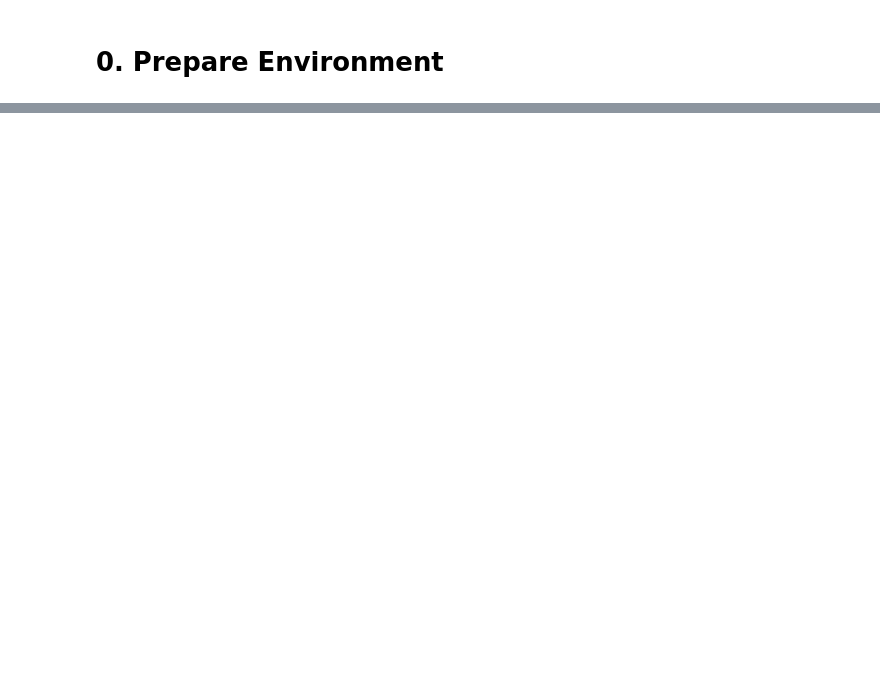
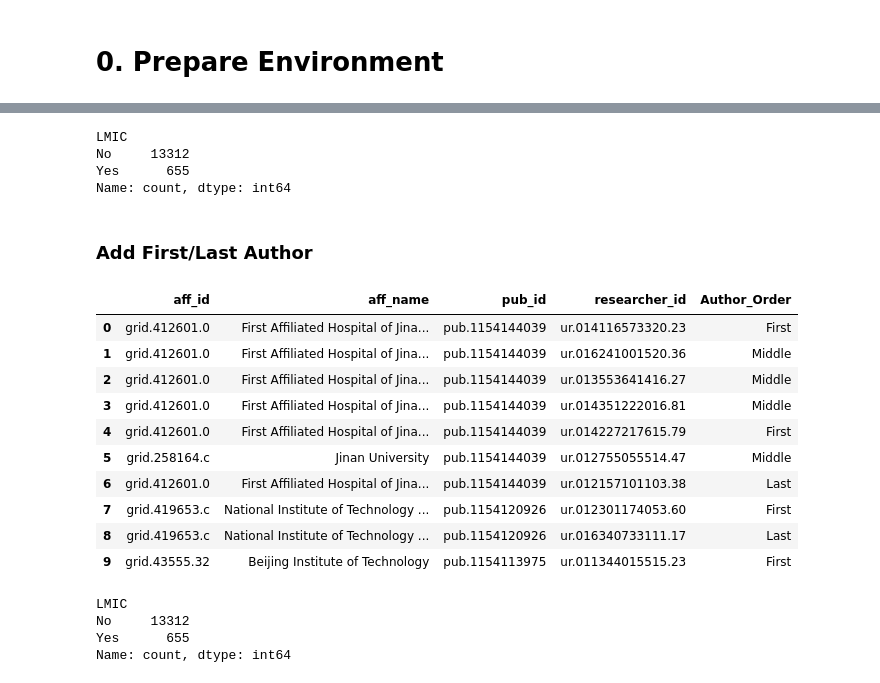
Before and after one commit to anpetushkov/OpenVsPrivateDatasets, a Jupyter notebook: OpenVsPrivateDataMaster.ipynb, the cells around one changed output, grey strips where cells are left out. Saved outputs shown, nothing was run; the diff lists cells and outputs as text; code cells hidden in the pictures; blank space fills up the shorter version.

```diff
--- a/OpenVsPrivateDataMaster.ipynb
+++ b/OpenVsPrivateDataMaster.ipynb
@@ -90,0 +652,9 @@ def get_data():
+# %%
+MIMIC_affli['LMIC'].value_counts()
+# %% [output]
+LMIC
+No     13312
+Yes      655
+Name: count, dtype: int64
+# %% [markdown]
+### Add First/Last Author
@@ -90,0 +691,55 @@ def get_data():
+# %%
+# Initialize the 'Author_Order' column with 'Middle'
+MIMIC_affli['Author_Order'] = 'Middle'
+
+# Get the researcher_id for the first author for each publication
+first_author_ids = MIMIC_affli.groupby('pub_id').first()['researcher_id']
+
+# Get the researcher_id for the last author for each publication
+last_author_ids = MIMIC_affli.groupby('pub_id').last()['researcher_id']
+
+# Mark the first authors in MIMIC_affli based on their researcher_id
+MIMIC_affli.loc[MIMIC_affli['researcher_id'].isin(first_author_ids), 'Author_Order'] = 'First'
+
+# Mark the last authors in MIMIC_affli based on their researcher_id
+MIMIC_affli.loc[MIMIC_affli['researcher_id'].isin(last_author_ids), 'Author_Order'] = 'Last'
+
+# Initialize the 'Author_Order' column with 'Middle'
+Control_affli['Author_Order'] = 'Middle'
+
+# Get the researcher_id for the first author for each publication
+first_author_ids = Control_affli.groupby('pub_id').first()['researcher_id']
+
+# Get the researcher_id for the last author for each publication
+last_author_ids = Control_affli.groupby('pub_id').last()['researcher_id']
+
+# Mark the first authors in Control_affli based on their researcher_id
+Control_affli.loc[Control_affli['researcher_id'].isin(first_author_ids), 'Author_Order'] = 'First'
+
+# Mark the last authors in Control_affli based on their researcher_id
+Control_affli.loc[Control_affli['researcher_id'].isin(last_author_ids), 'Author_Order'] = 'Last'
+# %%
+# MIMIC_affli.head(5)
+# Create a new 'full_name' column that combines the 'first_name' and 'last_name' columns
+Control_affli['full_name'] = Control_affli['first_name'] + ' ' + Control_affli['last_name']
+MIMIC_affli['full_name'] = MIMIC_affli['first_name'] + ' ' + MIMIC_affli['last_name']
+MIMIC_affli[['aff_id', 'aff_name','pub_id', 'researcher_id','Author_Order' ]].head(10)
+# %% [output]
+|  | aff_id | aff_name | pub_id | researcher_id | Author_Order |
+| 0 | grid.412601.0 | First Affiliated Hospital of Jina... | pub.1154144039 | ur.014116573320.23 | First |
+| 1 | grid.412601.0 | First Affiliated Hospital of Jina... | pub.1154144039 | ur.016241001520.36 | Middle |
+| 2 | grid.412601.0 | First Affiliated Hospital of Jina... | pub.1154144039 | ur.013553641416.27 | Middle |
+| 3 | grid.412601.0 | First Affiliated Hospital of Jina... | pub.1154144039 | ur.014351222016.81 | Middle |
+| 4 | grid.412601.0 | First Affiliated Hospital of Jina... | pub.1154144039 | ur.014227217615.79 | First |
+| 5 | grid.258164.c | Jinan University | pub.1154144039 | ur.012755055514.47 | Middle |
+| 6 | grid.412601.0 | First Affiliated Hospital of Jina... | pub.1154144039 | ur.012157101103.38 | Last |
+| 7 | grid.419653.c | National Institute of Technology ... | pub.1154120926 | ur.012301174053.60 | First |
+| 8 | grid.419653.c | National Institute of Technology ... | pub.1154120926 | ur.016340733111.17 | Last |
+| 9 | grid.43555.32 | Beijing Institute of Technology | pub.1154113975 | ur.011344015515.23 | First |
+# %%
+MIMIC_affli.LMIC.value_counts()
+# %% [output]
+LMIC
+No     13312
+Yes      655
+Name: count, dtype: int64
```
Also changed, not shown: parts of 91 cells of this notebook, 16 other files.
